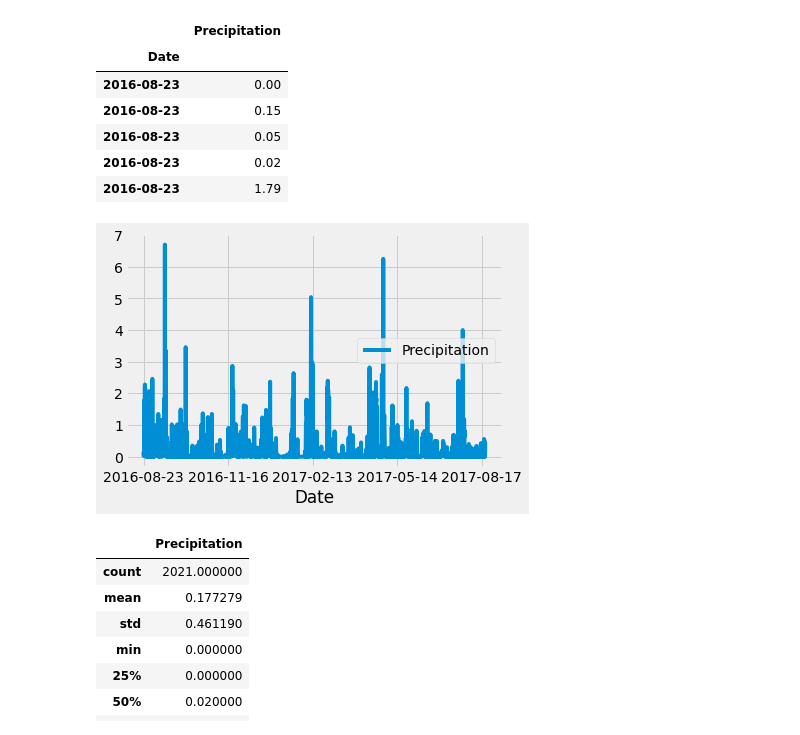
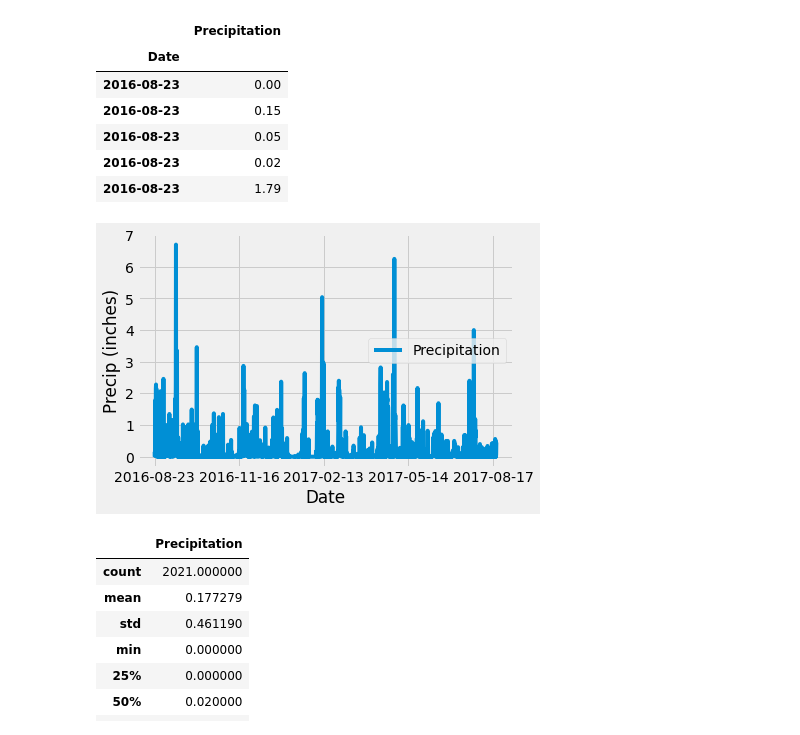
Before and after one commit to OAEspinoza/sqlalchemy-challenge, a Jupyter notebook: SurfsUp/climate_starter.ipynb, the cells around one changed output. Cells and saved outputs as stored; diff of their text form; code cells hidden in the pictures.

```diff
--- a/SurfsUp/climate_starter.ipynb
+++ b/SurfsUp/climate_starter.ipynb
@@ -100,11 +95,12 @@ precipitation_DF.head()
 | 2016-08-23 | 1.79 |
 # %%
 # Use Pandas Plotting with Matplotlib to plot the data
-fig1=precipitation_DF.plot()
+precipitation_DF.plot()
+plt.ylabel("Precip (inches)")
 plt.savefig("Precipitation.png")
-# plt.show()
+plt.show()
 # %% [output]
-[figure, old version]
+[figure, new version]
 # %%
 # Use Pandas to calcualte the summary statistics for the precipitation data
 precipitation_DF.describe()
```
Also changed, not shown: parts of 2 cells of this notebook, 2 other files.
